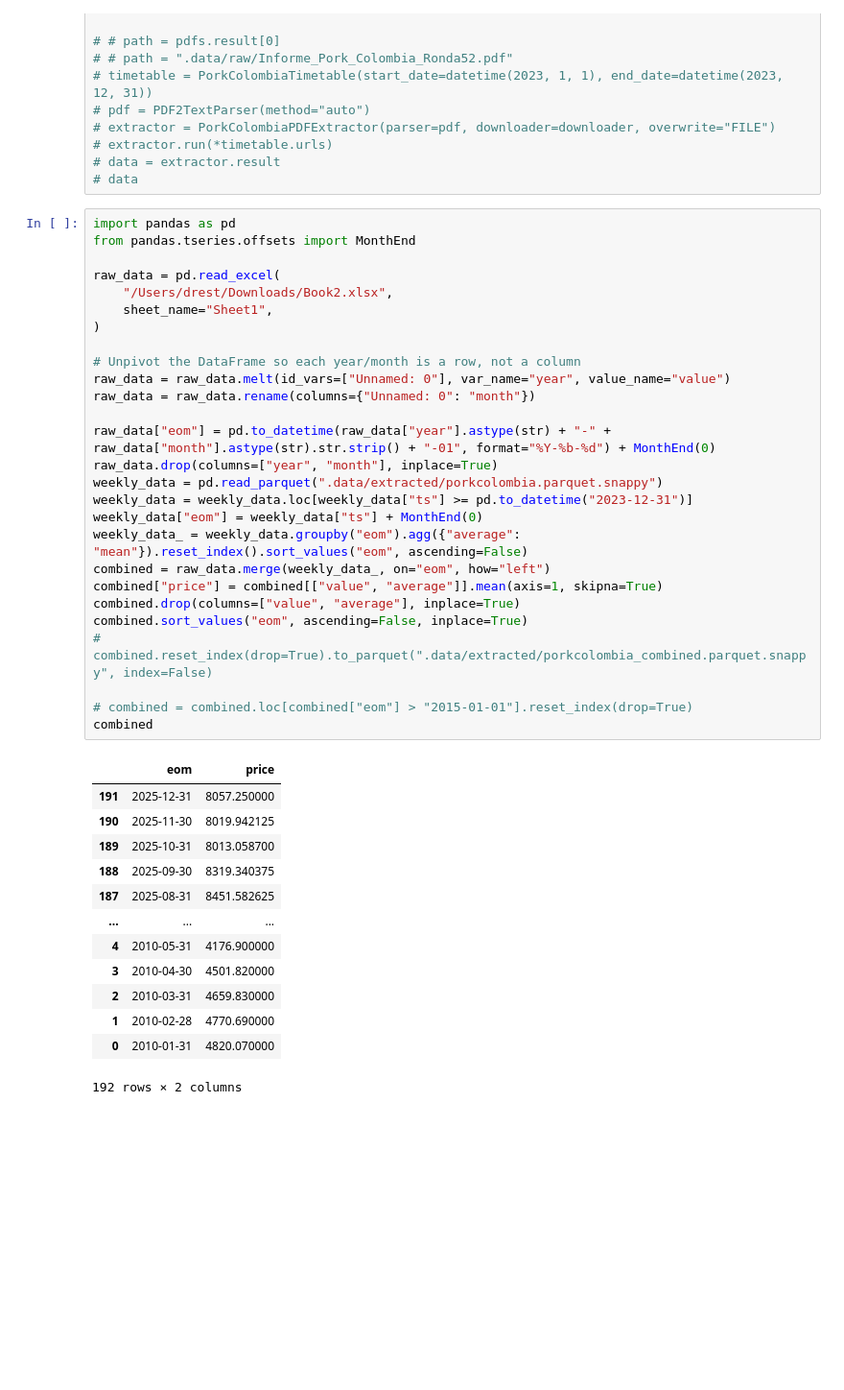
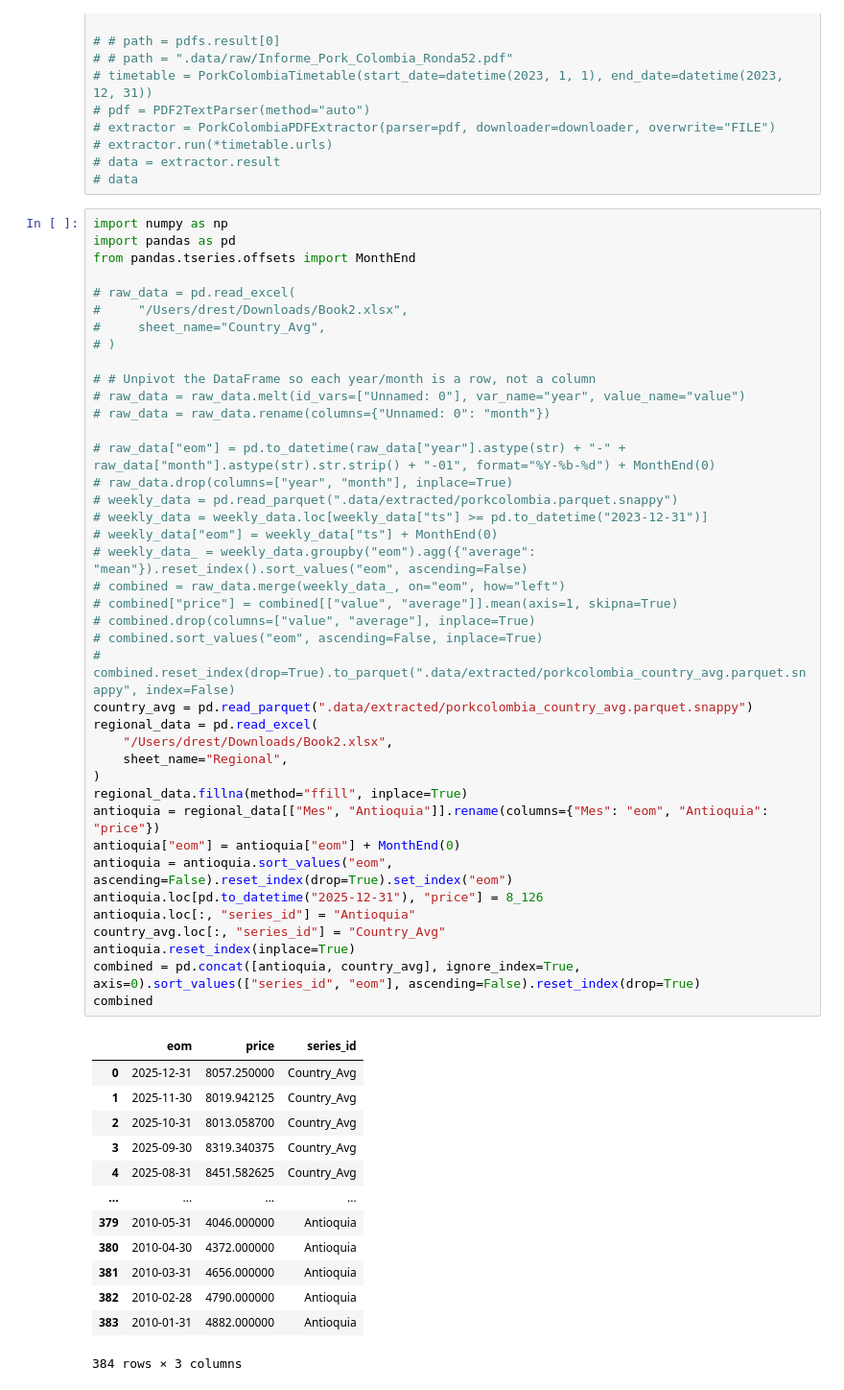
Before and after one commit to Elmorralito/ts-experiments, a Jupyter notebook: piggies/notebook.ipynb, the cells around one changed output. Shown at 96% size. Cells and saved outputs as stored; diff of their text form; blank space fills up the shorter version.

```diff
--- a/piggies/notebook.ipynb
+++ b/piggies/notebook.ipynb
@@ -31,43 +31,56 @@
 # data = extractor.result
 # data
 # %%
+import numpy as np
 import pandas as pd
 from pandas.tseries.offsets import MonthEnd
 
-raw_data = pd.read_excel(
+# raw_data = pd.read_excel(
+#     "/Users/drest/Downloads/Book2.xlsx",
+#     sheet_name="Country_Avg",
+# )
+
+# # Unpivot the DataFrame so each year/month is a row, not a column
+# raw_data = raw_data.melt(id_vars=["Unnamed: 0"], var_name="year", value_name="value")
+# raw_data = raw_data.rename(columns={"Unnamed: 0": "month"})
+
+# raw_data["eom"] = pd.to_datetime(raw_data["year"].astype(str) + "-" + raw_data["month"].astype(str).str.strip() + "-01", format="%Y-%b-%d") + MonthEnd(0)
+# raw_data.drop(columns=["year", "month"], inplace=True)
+# weekly_data = pd.read_parquet(".data/extracted/porkcolombia.parquet.snappy")
+# weekly_data = weekly_data.loc[weekly_data["ts"] >= pd.to_datetime("2023-12-31")]
+# weekly_data["eom"] = weekly_data["ts"] + MonthEnd(0)
+# weekly_data_ = weekly_data.groupby("eom").agg({"average": "mean"}).reset_index().sort_values("eom", ascending=False)
+# combined = raw_data.merge(weekly_data_, on="eom", how="left")
+# combined["price"] = combined[["value", "average"]].mean(axis=1, skipna=True)
+# combined.drop(columns=["value", "average"], inplace=True)
+# combined.sort_values("eom", ascending=False, inplace=True)
+# combined.reset_index(drop=True).to_parquet(".data/extracted/porkcolombia_country_avg.parquet.snappy", index=False)
+country_avg = pd.read_parquet(".data/extracted/porkcolombia_country_avg.parquet.snappy")
+regional_data = pd.read_excel(
     "/Users/drest/Downloads/Book2.xlsx",
-    sheet_name="Sheet1",
+    sheet_name="Regional",
 )
-
-# Unpivot the DataFrame so each year/month is a row, not a column
-raw_data = raw_data.melt(id_vars=["Unnamed: 0"], var_name="year", value_name="value")
-raw_data = raw_data.rename(columns={"Unnamed: 0": "month"})
-
-raw_data["eom"] = pd.to_datetime(raw_data["year"].astype(str) + "-" + raw_data["month"].astype(str).str.strip() + "-01", format="%Y-%b-%d") + MonthEnd(0)
-raw_data.drop(columns=["year", "month"], inplace=True)
-weekly_data = pd.read_parquet(".data/extracted/porkcolombia.parquet.snappy")
-weekly_data = weekly_data.loc[weekly_data["ts"] >= pd.to_datetime("2023-12-31")]
-weekly_data["eom"] = weekly_data["ts"] + MonthEnd(0)
-weekly_data_ = weekly_data.groupby("eom").agg({"average": "mean"}).reset_index().sort_values("eom", ascending=False)
-combined = raw_data.merge(weekly_data_, on="eom", how="left")
-combined["price"] = combined[["value", "average"]].mean(axis=1, skipna=True)
-combined.drop(columns=["value", "average"], inplace=True)
-combined.sort_values("eom", ascending=False, inplace=True)
-# combined.reset_index(drop=True).to_parquet(".data/extracted/porkcolombia_combined.parquet.snappy", index=False)
-
-# combined = combined.loc[combined["eom"] > "2015-01-01"].reset_index(drop=True)
+regional_data.fillna(method="ffill", inplace=True)
+antioquia = regional_data[["Mes", "Antioquia"]].rename(columns={"Mes": "eom", "Antioquia": "price"})
+antioquia["eom"] = antioquia["eom"] + MonthEnd(0)
+antioquia = antioquia.sort_values("eom", ascending=False).reset_index(drop=True).set_index("eom")
+antioquia.loc[pd.to_datetime("2025-12-31"), "price"] = 8_126
+antioquia.loc[:, "series_id"] = "Antioquia"
+country_avg.loc[:, "series_id"] = "Country_Avg"
+antioquia.reset_index(inplace=True)
+combined = pd.concat([antioquia, country_avg], ignore_index=True, axis=0).sort_values(["series_id", "eom"], ascending=False).reset_index(drop=True)
 combined
 # %% [output]
-|  | eom | price |
-| 191 | 2025-12-31 | 8057.250000 |
-| 190 | 2025-11-30 | 8019.942125 |
-| 189 | 2025-10-31 | 8013.058700 |
-| 188 | 2025-09-30 | 8319.340375 |
-| 187 | 2025-08-31 | 8451.582625 |
-| ... | ... | ... |
-| 4 | 2010-05-31 | 4176.900000 |
-| 3 | 2010-04-30 | 4501.820000 |
-| 2 | 2010-03-31 | 4659.830000 |
-| 1 | 2010-02-28 | 4770.690000 |
-| 0 | 2010-01-31 | 4820.070000 |
+|  | eom | price | series_id |
+| 0 | 2025-12-31 | 8057.250000 | Country_Avg |
+| 1 | 2025-11-30 | 8019.942125 | Country_Avg |
+| 2 | 2025-10-31 | 8013.058700 | Country_Avg |
+| 3 | 2025-09-30 | 8319.340375 | Country_Avg |
+| 4 | 2025-08-31 | 8451.582625 | Country_Avg |
+| ... | ... | ... | ... |
+| 379 | 2010-05-31 | 4046.000000 | Antioquia |
+| 380 | 2010-04-30 | 4372.000000 | Antioquia |
+| 381 | 2010-03-31 | 4656.000000 | Antioquia |
+| 382 | 2010-02-28 | 4790.000000 | Antioquia |
+| 383 | 2010-01-31 | 4882.000000 | Antioquia |
-192 rows × 2 columns
+384 rows × 3 columns
```
Also changed, not shown: parts of 8 cells of this notebook, 12 other files.
